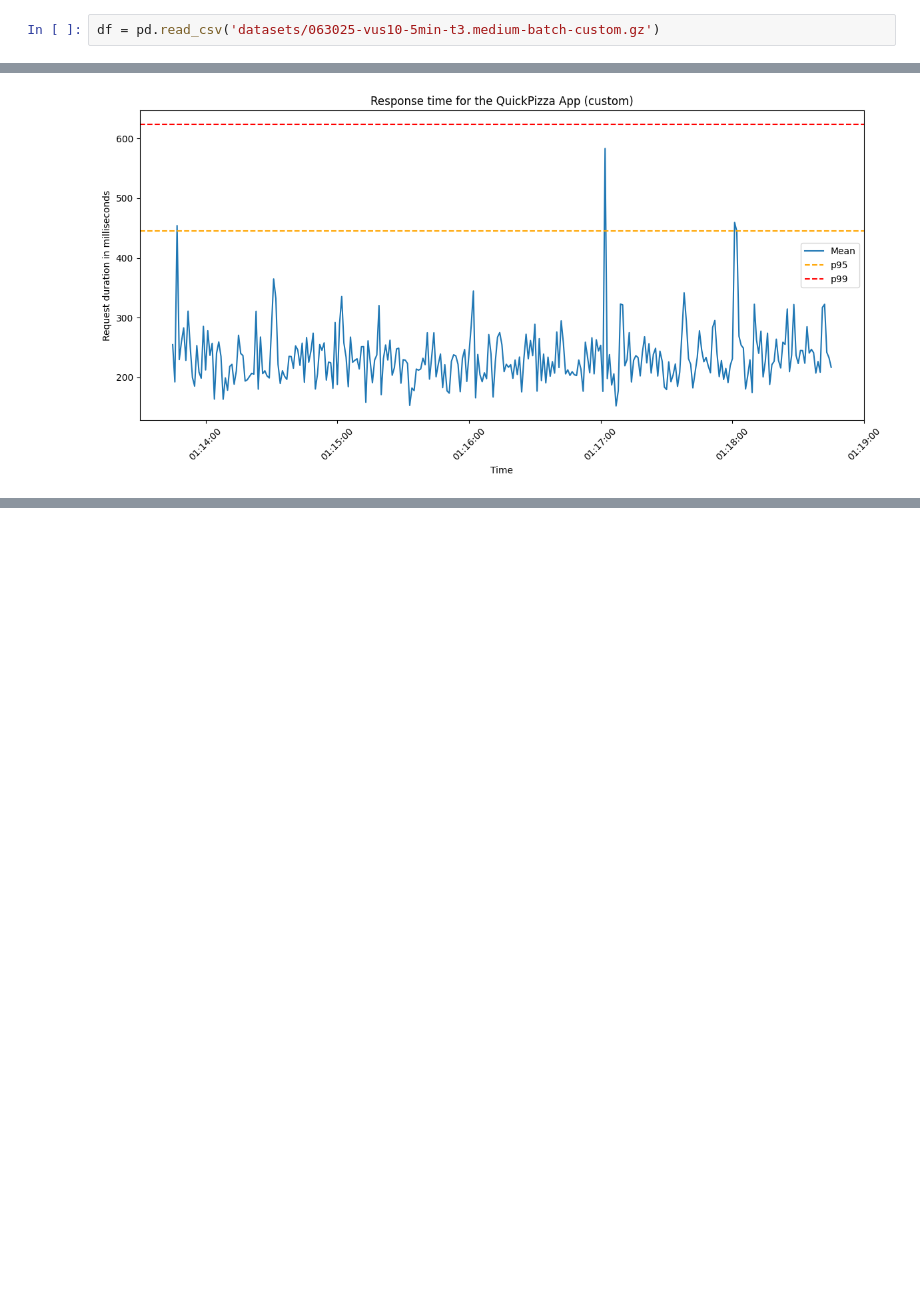
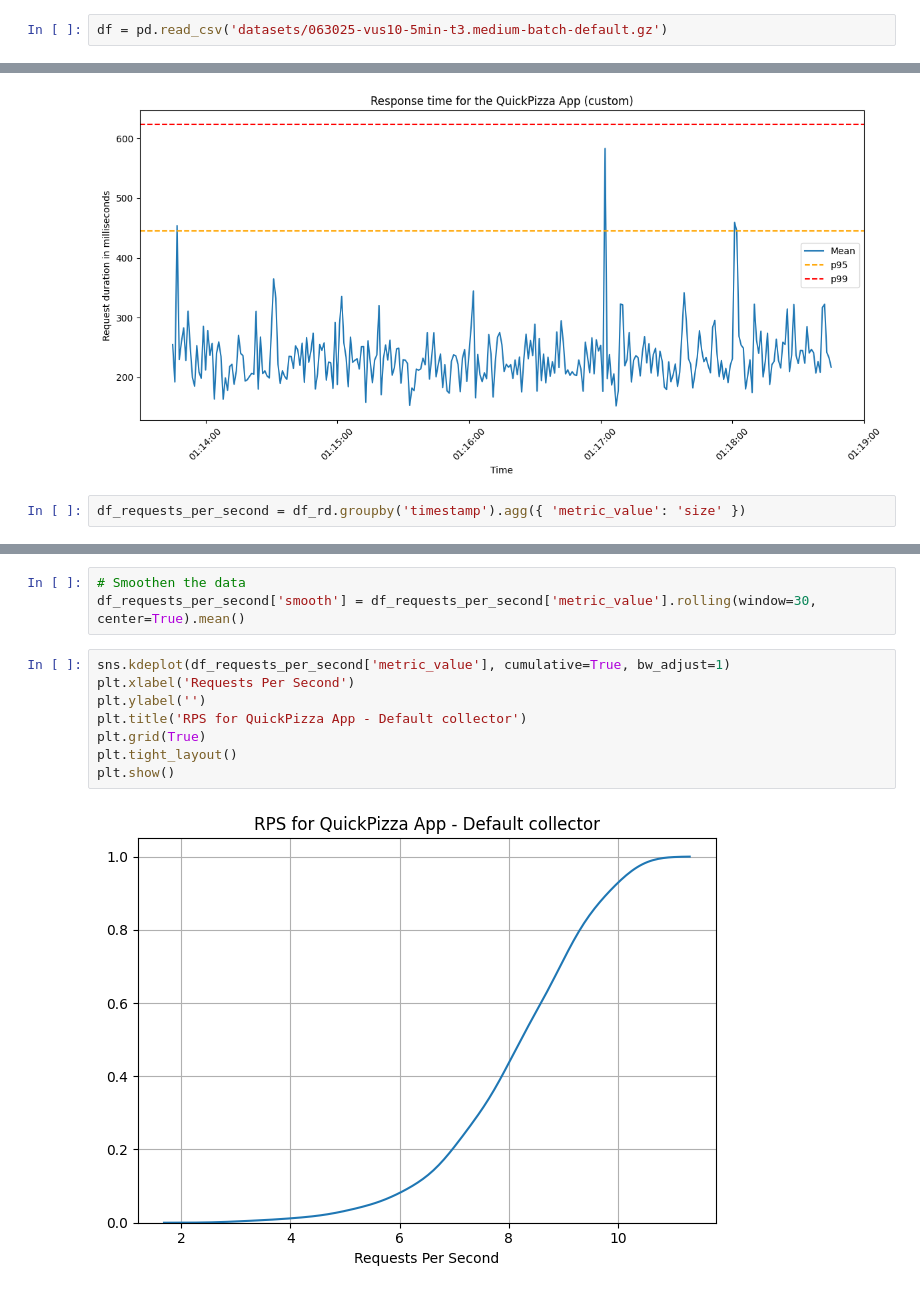
Before and after one commit to Tracing-Performance-Labs/custom-collector-benchmarks, a Jupyter notebook: basic.ipynb, the cells around one changed output, grey strips where cells are left out. Drawn from its saved outputs; the diff is of its cells as text; blank space fills up the shorter version.

Commit message:
feat: add visualization for requests per second

```diff
--- a/basic.ipynb
+++ b/basic.ipynb
@@ -7,7 +7,7 @@ import matplotlib.dates as mdates
 # %% [markdown]
 This datasets have multiple readings for the same timestamp values because k6 exports them in seconds.
 # %%
-df = pd.read_csv('datasets/063025-vus10-5min-t3.medium-batch-custom.gz')
+df = pd.read_csv('datasets/063025-vus10-5min-t3.medium-batch-default.gz')
 # %%
 df_rd = df[df['metric_name'] == 'http_req_duration']
 # %%
@@ -94,3 +84,5 @@ plt.tight_layout()
 plt.show()
 # %% [output]
 [figure]
+# %%
+df_requests_per_second = df_rd.groupby('timestamp').agg({ 'metric_value': 'size' })
@@ -96,0 +99,13 @@ plt.show()
+# %%
+# Smoothen the data
+df_requests_per_second['smooth'] = df_requests_per_second['metric_value'].rolling(window=30, center=True).mean()
+# %%
+sns.kdeplot(df_requests_per_second['metric_value'], cumulative=True, bw_adjust=1)
+plt.xlabel('Requests Per Second')
+plt.ylabel('')
+plt.title('RPS for QuickPizza App - Default collector')
+plt.grid(True)
+plt.tight_layout()
+plt.show()
+# %% [output]
+[figure, added]
```
Also changed, not shown: parts of 2 cells of this notebook.
